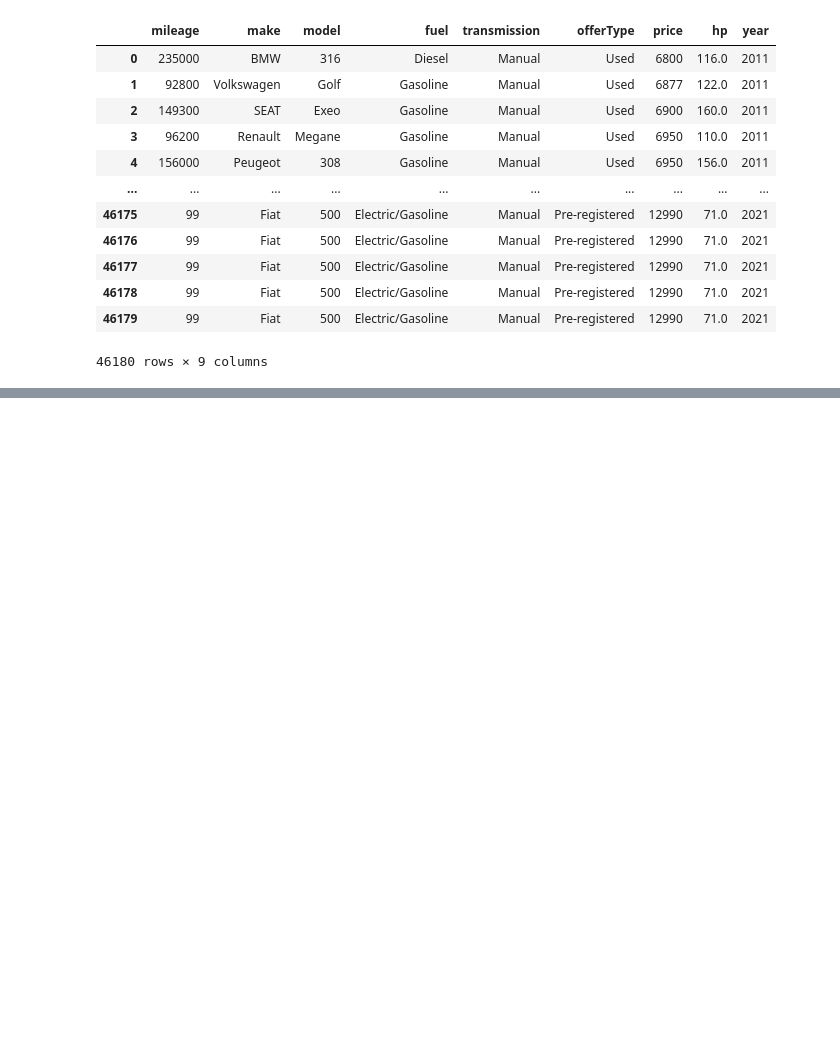
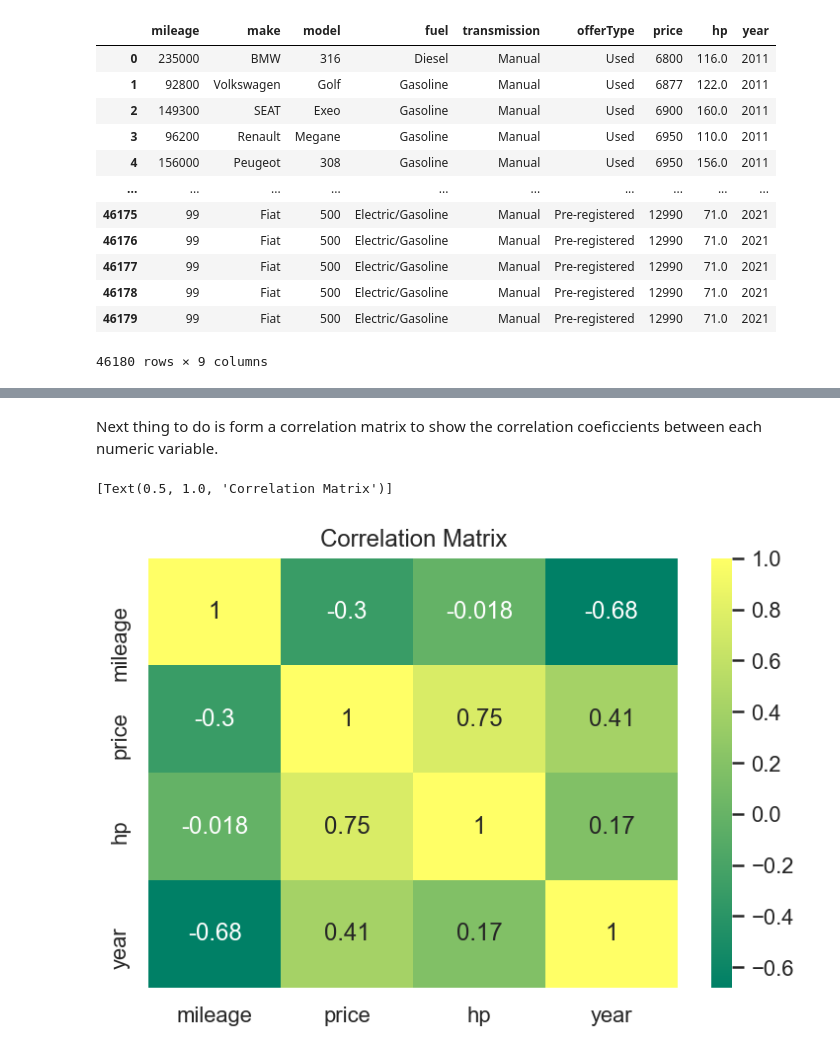
Before and after one commit to jared-p/Data-Analysis-of-German-Car-Marketplace, a Jupyter notebook: analysis/milestone2.ipynb, the cells around one changed output, grey strips where cells are left out. Cells and saved outputs as stored; diff of their text form; code cells hidden in the pictures; blank space fills up the shorter version.

```diff
--- a/analysis/milestone2.ipynb
+++ b/analysis/milestone2.ipynb
@@ -3,6 +3,8 @@ import pandas as pd
 import seaborn as sns
 import matplotlib as plt
 import numpy as np
+sns.set_style("darkgrid")
+sns.set_theme(font_scale = 1, palette= "crest")
 # %% [markdown]
 ### Importing the Data
 
@@ -112,0 +85,7 @@ df = load_and_process("../data/raw/autoscout24-germany-dataset.csv")
+# %%
+from scripts import project_functions as projf
+import importlib
+importlib.reload(projf)
+
+df = projf.load_and_process("../data/raw/autoscout24-germany-dataset.csv")
+display(df)
@@ -112,0 +161,3 @@ df = load_and_process("../data/raw/autoscout24-germany-dataset.csv")
+# %%
+df = df.drop(df[df["hp"] < 50].index)
+df.reset_index(drop = "true")
@@ -112,0 +188,9 @@ df = load_and_process("../data/raw/autoscout24-germany-dataset.csv")
+# %% [markdown]
+Next thing to do is form a correlation matrix to show the correlation coeficcients between each numeric variable.
+# %%
+corr = df.corr()
+plot = sns.heatmap(corr, xticklabels=corr.columns, yticklabels=corr.columns, annot=True, cmap = "summer")
+plot.set(title = "Correlation Matrix")
+# %% [output]
+[Text(0.5, 1.0, 'Correlation Matrix')]
+[figure, added]
```
Also changed, not shown: parts of 22 cells of this notebook, 1 other file.
